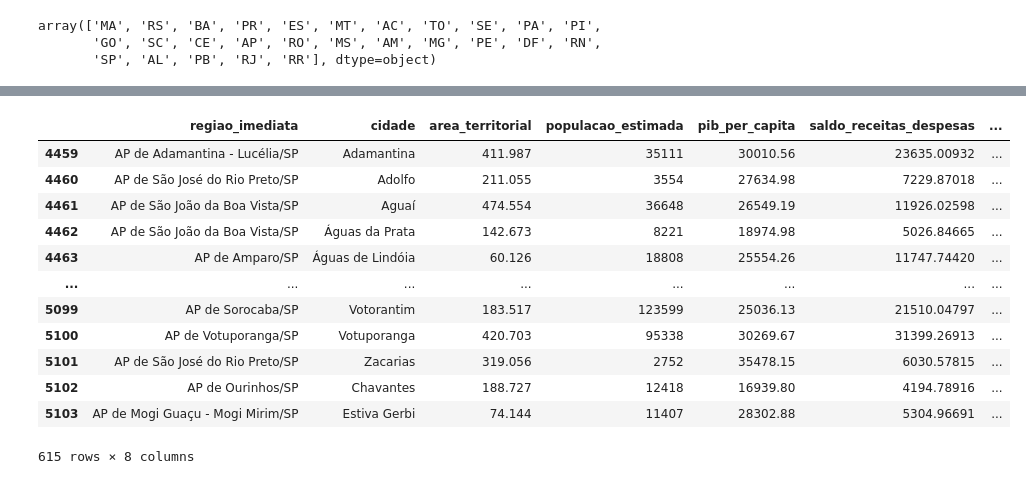
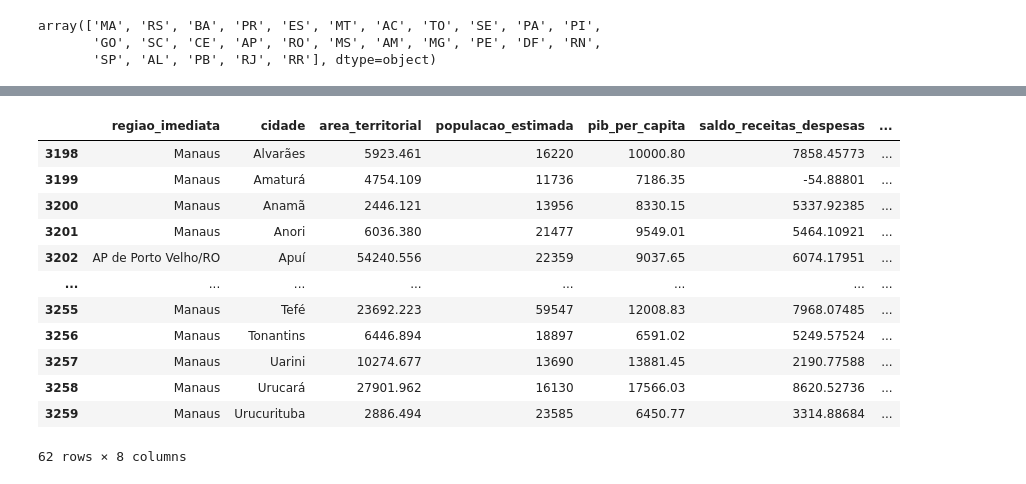
Before and after one commit to lucasdebeterco/gci-2013, a Jupyter notebook: aulas/Aula14Enterega.ipynb, the cells around one changed output, grey strips where cells are left out. Saved outputs shown, nothing was run; the diff lists cells and outputs as text; code cells hidden in the pictures.

```diff
--- a/aulas/Aula14Enterega.ipynb
+++ b/aulas/Aula14Enterega.ipynb
@@ -70,7 +70,7 @@ array(['MA', 'RS', 'BA', 'PR', 'ES', 'MT', 'AC', 'TO', 'SE', 'PA', 'PI',
        'GO', 'SC', 'CE', 'AP', 'RO', 'MS', 'AM', 'MG', 'PE', 'DF', 'RN',
        'SP', 'AL', 'PB', 'RJ', 'RR'], dtype=object)
 # %%
-cidades_sp = cidades[cidades['estado'] == 'SP'].copy()
-cidades_sp
+cidades_am = cidades[cidades['estado'] == 'AM'].copy()
+cidades_am
 # %% [output]
 |  | regiao_imediata | cidade | estado | longitude | latitude | altitude | area_territorial | ... |
@@ -89,26 +89,26 @@ cidades_sp
 # %%
-data = cidades_sp[
+data = cidades_am[
     [
         'regiao_imediata', 'cidade',
         'area_territorial', 'populacao_estimada', 'pib_per_capita',
         'saldo_receitas_despesas', 'IDHM_Educacao', 'GDP'
     ]
 ]
 data
 # %% [output]
 |  | regiao_imediata | cidade | area_territorial | populacao_estimada | pib_per_capita | saldo_receitas_despesas | ... |
-| 4459 | AP de Adamantina - Lucélia/SP | Adamantina | 411.987 | 35111 | 30010.56 | 23635.00932 | ... |
-| 4460 | AP de São José do Rio Preto/SP | Adolfo | 211.055 | 3554 | 27634.98 | 7229.87018 | ... |
-| 4461 | AP de São João da Boa Vista/SP | Aguaí | 474.554 | 36648 | 26549.19 | 11926.02598 | ... |
-| 4462 | AP de São João da Boa Vista/SP | Águas da Prata | 142.673 | 8221 | 18974.98 | 5026.84665 | ... |
-| 4463 | AP de Amparo/SP | Águas de Lindóia | 60.126 | 18808 | 25554.26 | 11747.74420 | ... |
+| 3198 | Manaus | Alvarães | 5923.461 | 16220 | 10000.80 | 7858.45773 | ... |
+| 3199 | Manaus | Amaturá | 4754.109 | 11736 | 7186.35 | -54.88801 | ... |
+| 3200 | Manaus | Anamã | 2446.121 | 13956 | 8330.15 | 5337.92385 | ... |
+| 3201 | Manaus | Anori | 6036.380 | 21477 | 9549.01 | 5464.10921 | ... |
+| 3202 | AP de Porto Velho/RO | Apuí | 54240.556 | 22359 | 9037.65 | 6074.17951 | ... |
 | ... | ... | ... | ... | ... | ... | ... | ... |
-| 5099 | AP de Sorocaba/SP | Votorantim | 183.517 | 123599 | 25036.13 | 21510.04797 | ... |
-| 5100 | AP de Votuporanga/SP | Votuporanga | 420.703 | 95338 | 30269.67 | 31399.26913 | ... |
-| 5101 | AP de São José do Rio Preto/SP | Zacarias | 319.056 | 2752 | 35478.15 | 6030.57815 | ... |
-| 5102 | AP de Ourinhos/SP | Chavantes | 188.727 | 12418 | 16939.80 | 4194.78916 | ... |
-| 5103 | AP de Mogi Guaçu - Mogi Mirim/SP | Estiva Gerbi | 74.144 | 11407 | 28302.88 | 5304.96691 | ... |
+| 3255 | Manaus | Tefé | 23692.223 | 59547 | 12008.83 | 7968.07485 | ... |
+| 3256 | Manaus | Tonantins | 6446.894 | 18897 | 6591.02 | 5249.57524 | ... |
+| 3257 | Manaus | Uarini | 10274.677 | 13690 | 13881.45 | 2190.77588 | ... |
+| 3258 | Manaus | Urucará | 27901.962 | 16130 | 17566.03 | 8620.52736 | ... |
+| 3259 | Manaus | Urucurituba | 2886.494 | 23585 | 6450.77 | 3314.88684 | ... |
-615 rows × 8 columns
+62 rows × 8 columns
 # %%
 variaveis = [
     'area_territorial', 'populacao_estimada', 'pib_per_capita',
```
Also changed, not shown: parts of 10 cells of this notebook, 2 other files.
